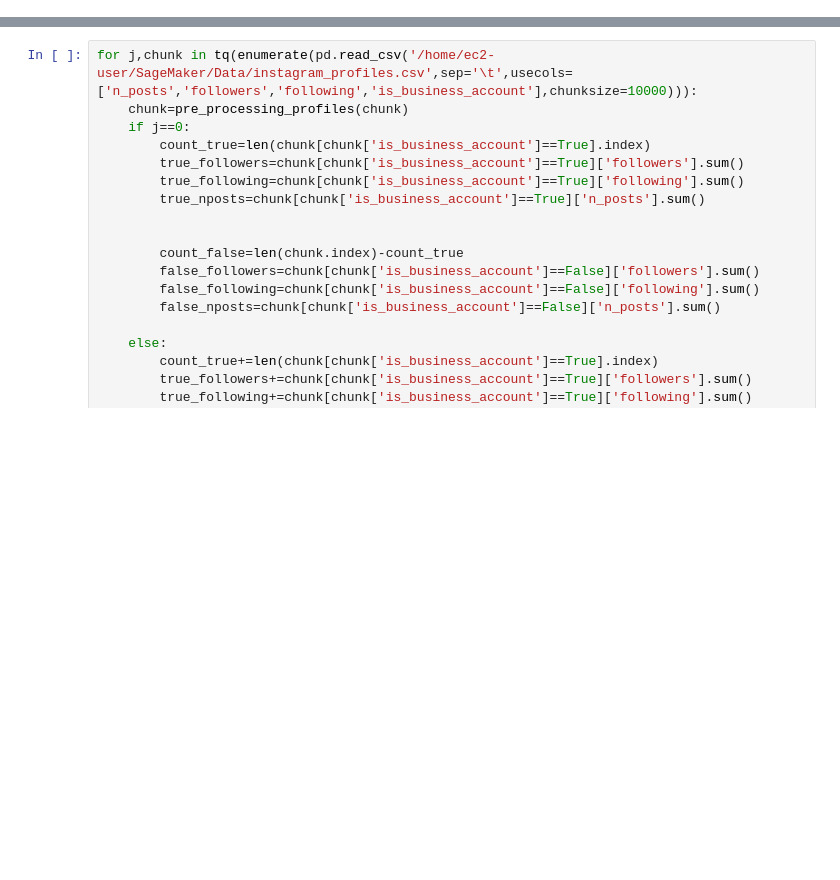
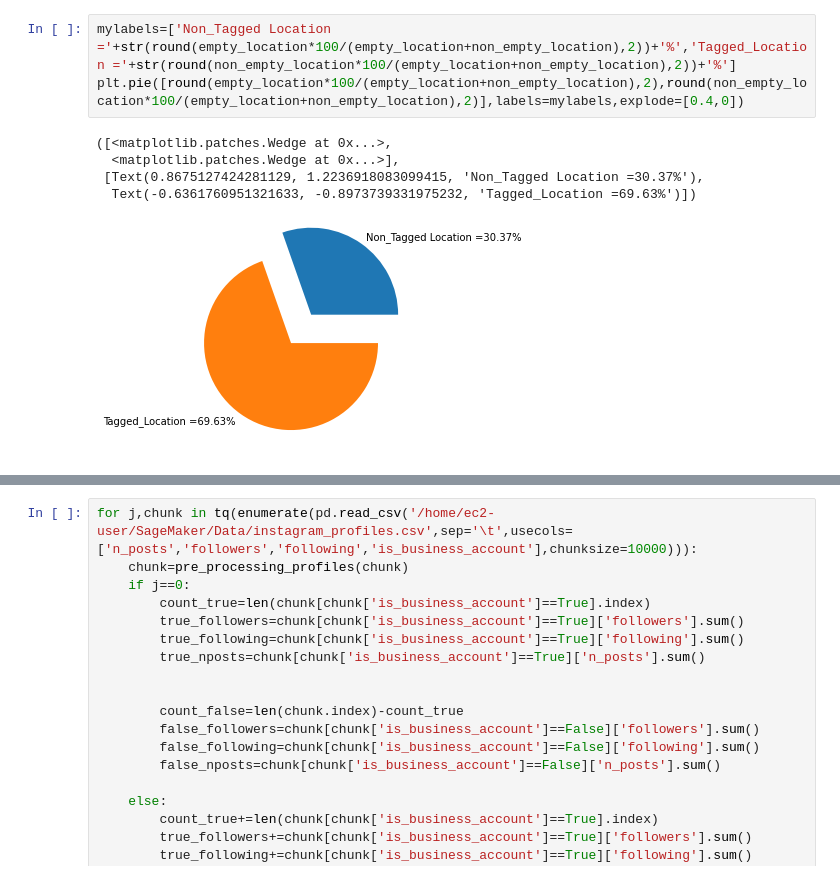
Before and after one commit to nem-42098/ADM_HW2_Group_28, a Jupyter notebook: RQ2.ipynb, the cells around one changed output, grey strips where cells are left out. Drawn from its saved outputs; the diff is of its cells as text; blank space fills up the shorter version.

```diff
--- a/RQ2.ipynb
+++ b/RQ2.ipynb
@@ -96,0 +108,9 @@ RQ 2.5 How many posts include only photos? How many also have videos?
+# %%
+mylabels=['Non_Tagged Location ='+str(round(empty_location*100/(empty_location+non_empty_location),2))+'%','Tagged_Location ='+str(round(non_empty_location*100/(empty_location+non_empty_location),2))+'%']
+plt.pie([round(empty_location*100/(empty_location+non_empty_location),2),round(non_empty_location*100/(empty_location+non_empty_location),2)],labels=mylabels,explode=[0.4,0])
+# %% [output]
+([<matplotlib.patches.Wedge at 0x...>,
+  <matplotlib.patches.Wedge at 0x...>],
+ [Text(0.8675127424281129, 1.2236918083099415, 'Non_Tagged Location =30.37%'),
+  Text(-0.6361760951321633, -0.8973739331975232, 'Tagged_Location =69.63%')])
+[figure, added]
```
Also changed, not shown: parts of 24 cells of this notebook.
